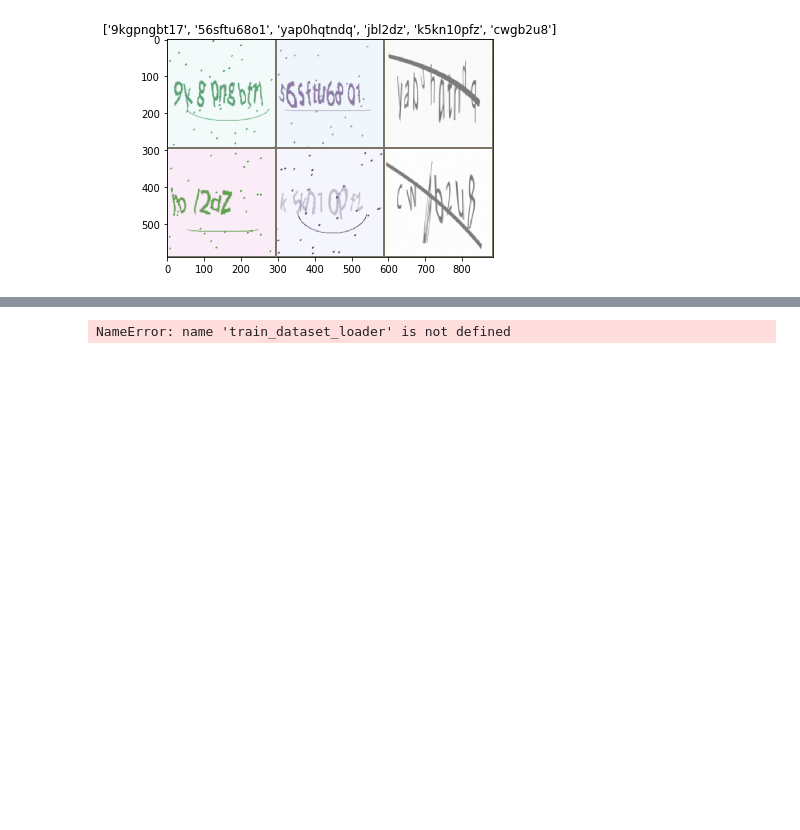
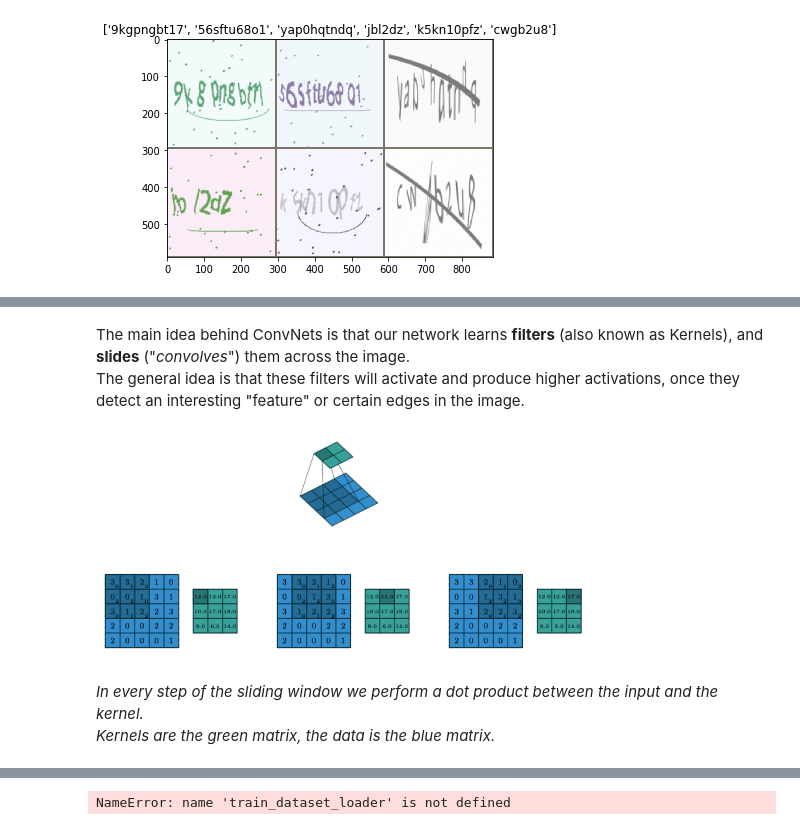
Before and after one commit to tomtalp/CaptchasProject, a Jupyter notebook: main_notebook.ipynb, the cells around one changed output, grey strips where cells are left out. Saved outputs shown, nothing was run; the diff lists cells and outputs as text; code cells hidden in the pictures; blank space fills up the shorter version.

```diff
--- a/main_notebook.ipynb
+++ b/main_notebook.ipynb
@@ -627,0 +643,11 @@ show_images_from_dataloader(out, title=classes_as_str)
+# %% [markdown]
+The main idea behind ConvNets is that our network learns __filters__ (also known as Kernels), and __slides__ ("<i>convolves</i>") them across the image.<br>
+The general idea is that these filters will activate and produce higher activations, once they detect an interesting "feature" or certain edges in the image.
+# %%
+ShowImage("./assets/conv_arithmetic.png", width=500, height=150)
+# %% [output]
+[figure, added]
+# %% [markdown]
+<i>In every step of the sliding window we perform a dot product between the input and the kernel. </i>
+<br>
+<i>Kernels are the green matrix, the data is the blue matrix. </i>
```
Also changed, not shown: parts of 39 cells of this notebook, 6 other files.
